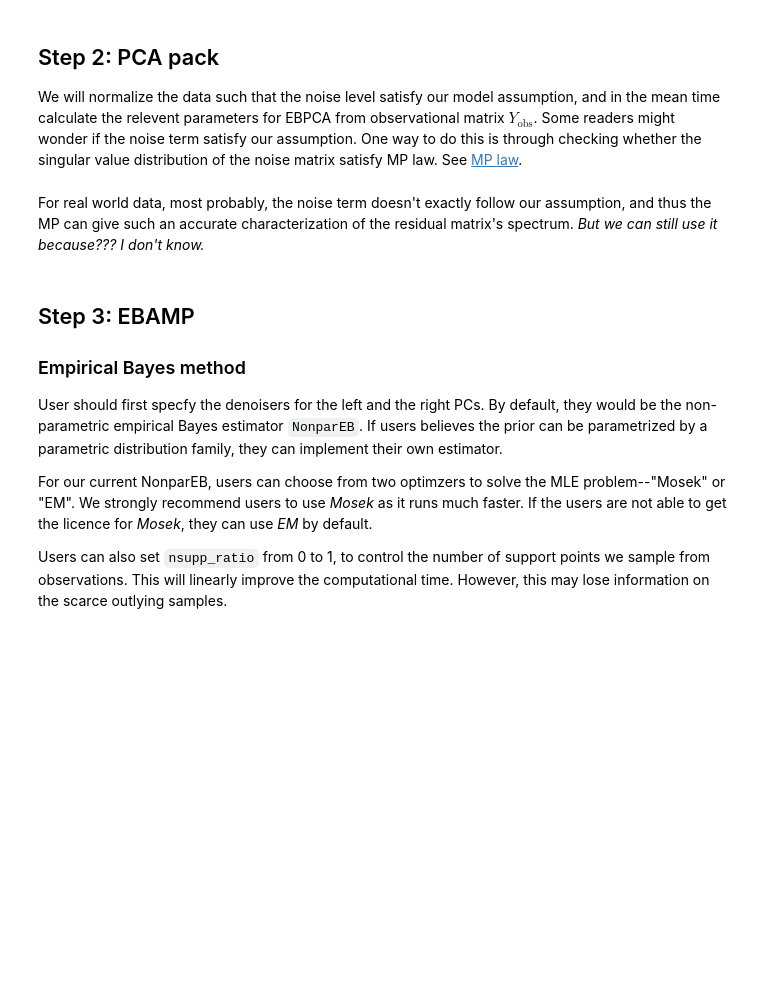
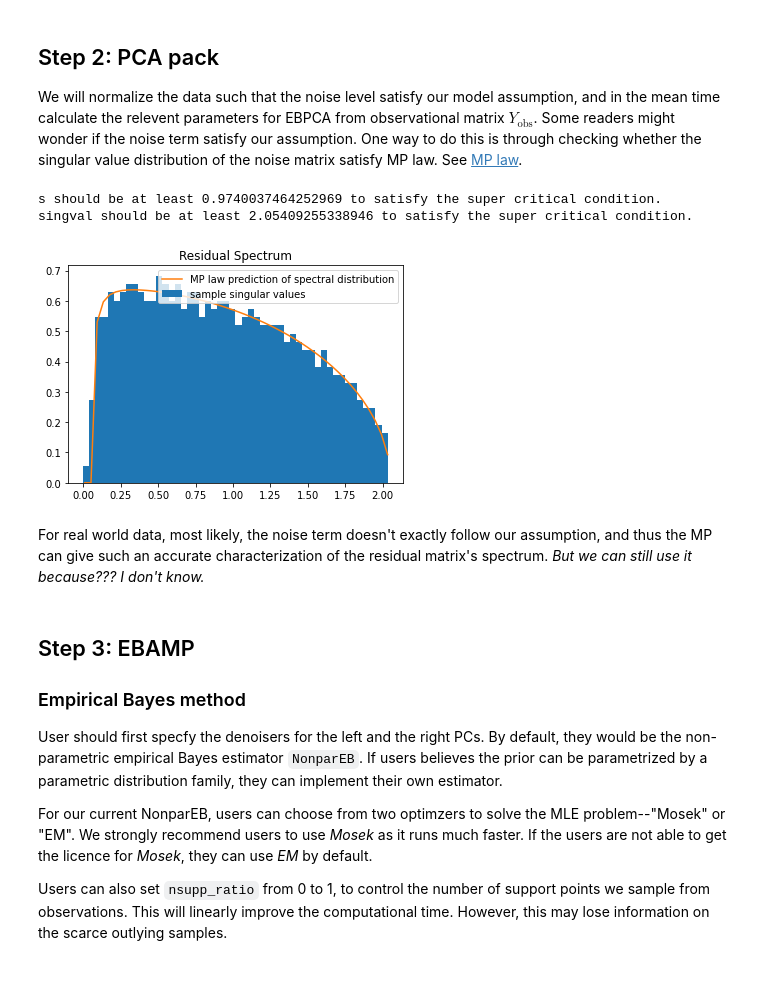
Before and after one commit to TraceyZhong/EBPCA, a Jupyter notebook: tutorial.ipynb, the cells around one changed output. Saved outputs shown, nothing was run; the diff lists cells and outputs as text; code cells hidden in the pictures; blank space fills up the shorter version.

```diff
--- a/tutorial.ipynb
+++ b/tutorial.ipynb
@@ -65,8 +47,25 @@ Therefore, we set the `rank` of algorithm to be  2, and we will only denoise the
 ## Step 2: PCA pack
 
 We will normalize the data such that the noise level satisfy our model assumption, and in the mean time calculate the relevent parameters for EBPCA from observational matrix $Y_\textrm{obs}$. Some readers might wonder if the noise term satisfy our assumption. One way to do this is through checking whether the singular value distribution of the noise matrix satisfy MP law. See [MP law](https://en.wikipedia.org/wiki/Marchenko–Pastur_distribution).
+# %%
+rank = 2 # By observing the data, we set rank to be 2.
+
+# Normalize the observational matrix.
+from ebpca.preprocessing import normalize_obs
+from ebpca.pca import get_pca, check_residual_spectrum
+X = normalize_obs(Y, rank)
+
+# Prepare the PCA pack.
+pcapack = get_pca(X, rank)
+
+# Spectrum of the residual matrix (noise).
+check_residual_spectrum(pcapack, to_show = True)
+# %% [output]
+s should be at least 0.9740037464252969 to satisfy the super critical condition.
+singval should be at least 2.05409255338946 to satisfy the super critical condition.
+[figure, added]
 # %% [markdown]
-For real world data, most probably, the noise term doesn't exactly follow our assumption, and thus the MP can give such an accurate characterization of the residual matrix's spectrum. *But we can still use it because??? I don't know.*
+For real world data, most likely, the noise term doesn't exactly follow our assumption, and thus the MP can give such an accurate characterization of the residual matrix's spectrum. *But we can still use it because??? I don't know.*
 # %% [markdown]
 ## Step 3: EBAMP
 ### Empirical Bayes method
```
Also changed, not shown: parts of 6 cells of this notebook, 5 other files.
